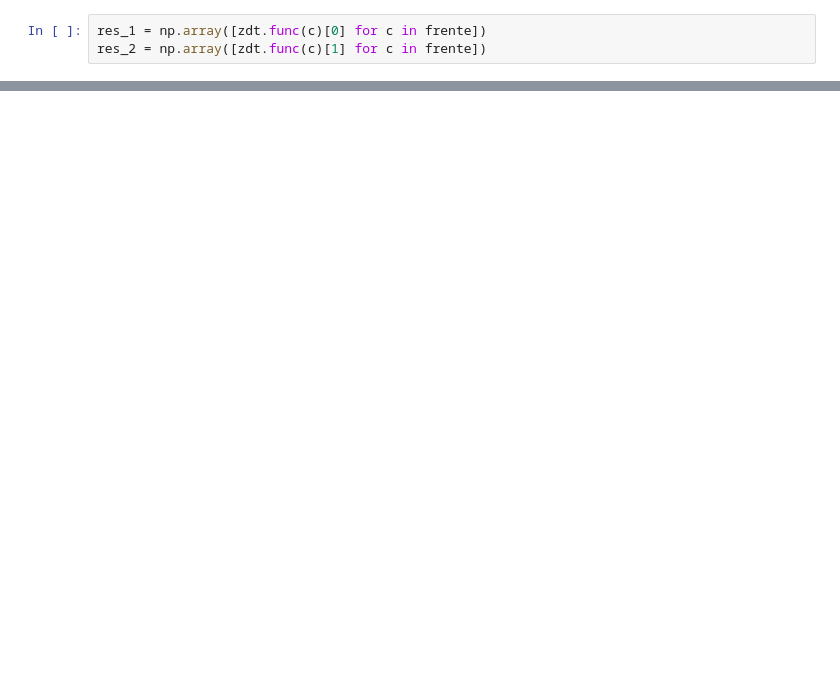
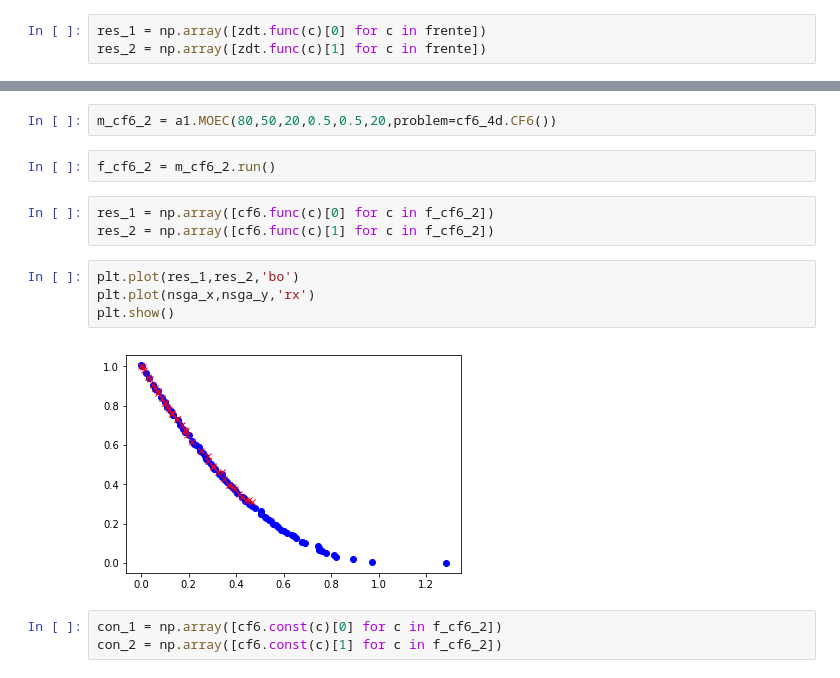
Before and after one commit to STarrio/MOEC-ASC, a Jupyter notebook: Tests.ipynb, the cells around one changed output, grey strips where cells are left out. Drawn from its saved outputs; the diff is of its cells as text; blank space fills up the shorter version.

```diff
--- a/Tests.ipynb
+++ b/Tests.ipynb
@@ -54,0 +80,16 @@ plt.show()
+# %%
+m_cf6_2 = a1.MOEC(80,50,20,0.5,0.5,20,problem=cf6_4d.CF6())
+# %%
+f_cf6_2 = m_cf6_2.run()
+# %%
+res_1 = np.array([cf6.func(c)[0] for c in f_cf6_2])
+res_2 = np.array([cf6.func(c)[1] for c in f_cf6_2])
+# %%
+plt.plot(res_1,res_2,'bo')
+plt.plot(nsga_x,nsga_y,'rx')
+plt.show()
+# %% [output]
+[figure, added]
+# %%
+con_1 = np.array([cf6.const(c)[0] for c in f_cf6_2])
+con_2 = np.array([cf6.const(c)[1] for c in f_cf6_2])
```
Also changed, not shown: parts of 40 cells of this notebook, 4 other files.
